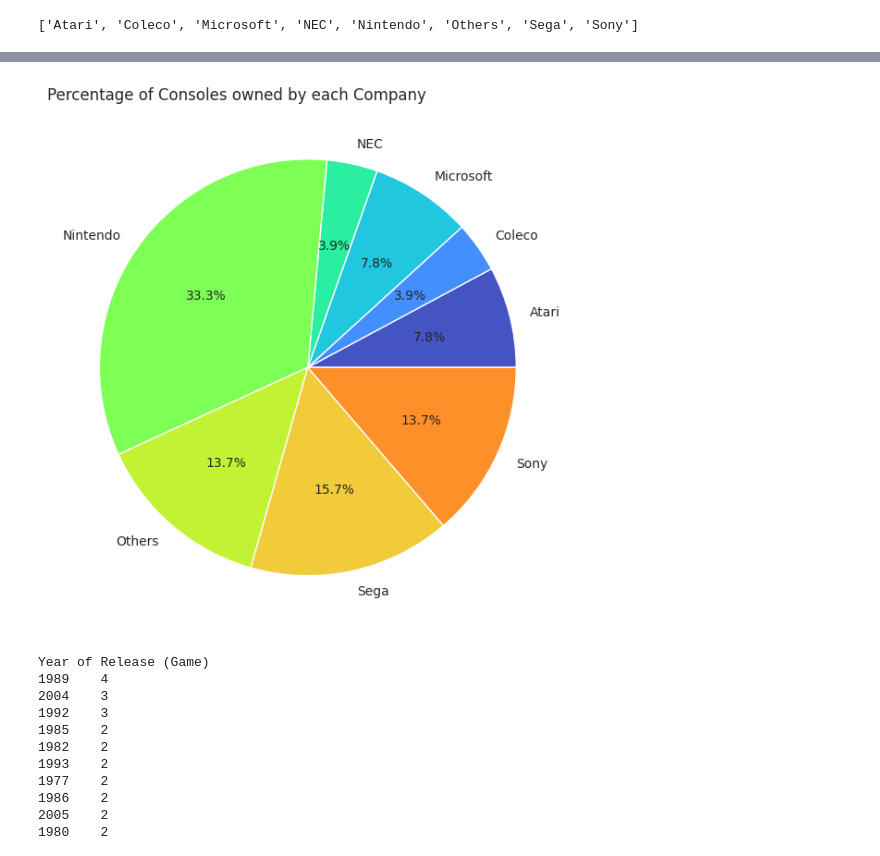
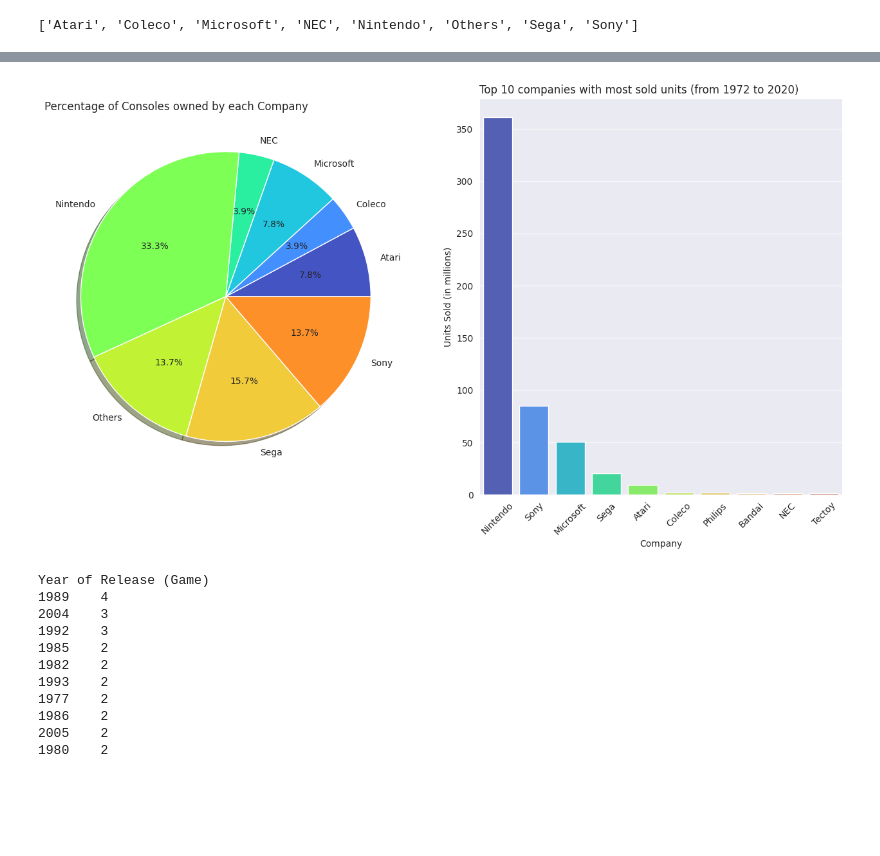
Before and after one commit to danieldorta/Best-Selling-Consoles-and-Their-Best-Selling-Games, a Jupyter notebook: Best selling Games by Console Analysis.ipynb, the cells around one changed output, grey strips where cells are left out. Cells and saved outputs as stored; diff of their text form; code cells hidden in the pictures; blank space fills up the shorter version.

```diff
--- a/Best selling Games by Console Analysis.ipynb
+++ b/Best selling Games by Console Analysis.ipynb
@@ -34,7 +37,7 @@ sns.set_style('darkgrid')
 # %% [markdown]
 [Link for pallete colors and style](https://www.geeksforgeeks.org/seaborn-color-palette/)
 # %%
-games = pd.read_csv('/home/daniel-ubuntu/Desktop/EDA/best-selling game consoles and their best-selling games.csv')
+games = pd.read_csv('/home/daniel-ubuntu/Desktop/EDA/Consoles and Games.csv')
 games.head(9)
 # %% [output]
 |  | Console | Most Sold Game | Year of Release (Game) | Units Sold (in millions) | Extra Information |
@@ -306,3 +317,6 @@ grouped = company_count.groupby('Company').sum().reset_index()
 grouped.Company.to_list()
 # %% [output]
 ['Atari', 'Coleco', 'Microsoft', 'NEC', 'Nintendo', 'Others', 'Sega', 'Sony']
+# %%
+company_sold_units = games.groupby('Company')['Units Sold (in millions)'].sum().to_frame().sort_values(by='Units Sold (in millions)',ascending=False).reset_index()
+company_sold_units
@@ -309,13 +339,18 @@ grouped.Company.to_list()
 # %%
 #Use subplots
 plt.figure(figsize=(16,8))
 plt.subplot(1, 2, 1)
 labels = ['Atari', 'Coleco', 'Microsoft', 'NEC', 'Nintendo', 'Others', 'Sega', 'Sony']
-ax = plt.pie(grouped['count'], labels=labels, autopct='%1.1f%%')
+ax = plt.pie(grouped['count'], labels=labels, autopct='%1.1f%%', shadow=True)
 plt.title('Percentage of Consoles owned by each Company', loc='left')
+
+plt.subplot(1, 2, 2)
+ax2 = sns.barplot(data = company_sold_units.head(10), x='Company',y='Units Sold (in millions)')
+plt.xticks(rotation=45)
+plt.title('Top 10 companies with most sold units (from 1972 to 2020)', loc='left')
 plt.show()
 # %% [output]
-[figure, old version]
+[figure, new version]
 # %%
 #Which year was the best for selling games?
 year = games.groupby('Year of Release (Game)')['Units Sold (in millions)'].mean().reset_index().sort_values(by='Units Sold (in millions)',ascending=False)
```
Also changed, not shown: parts of 8 cells of this notebook, 2 other files.
